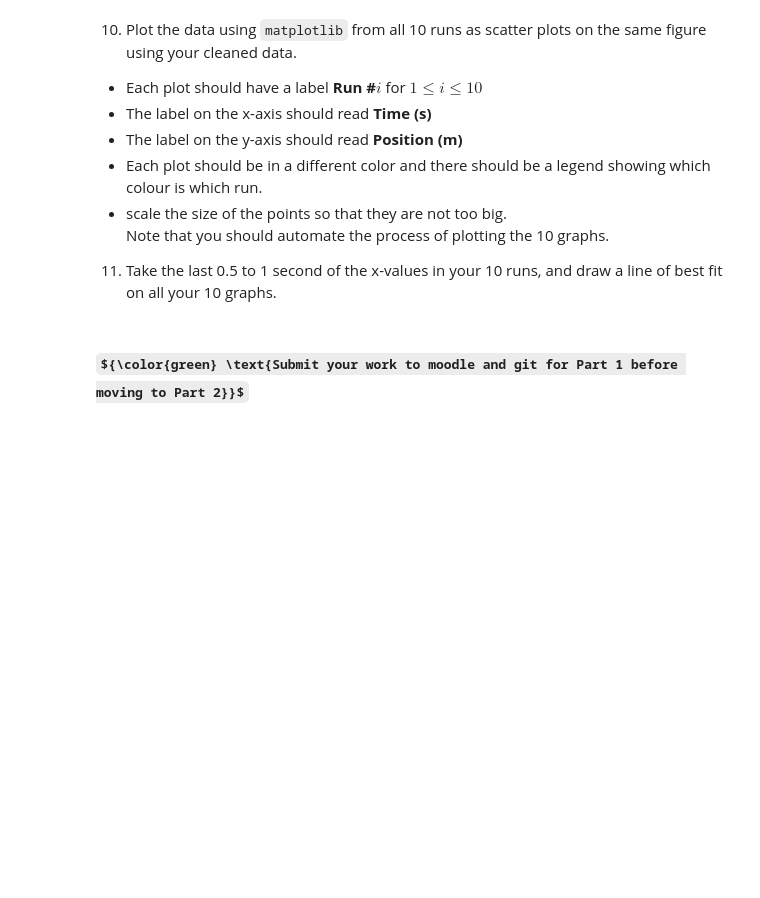
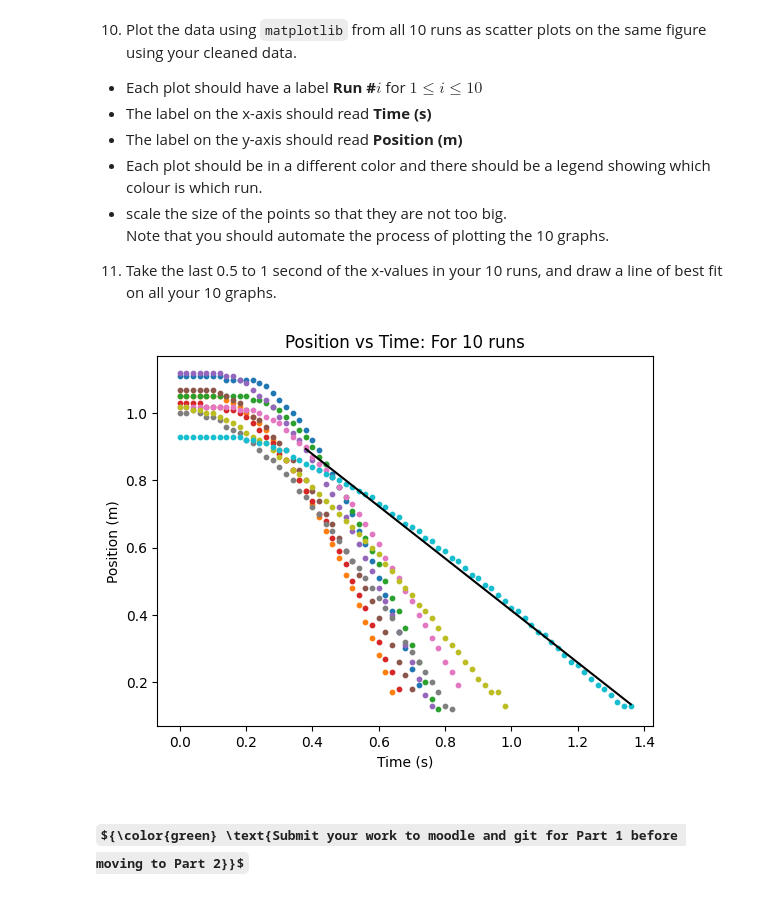
Before and after one commit to fdrgrn/SF2, a Jupyter notebook: assign1.ipynb, the cells around one changed output. Saved outputs shown, nothing was run; the diff lists cells and outputs as text; code cells hidden in the pictures; some formulas as TeX source; blank space fills up the shorter version.

```diff
--- a/assign1.ipynb
+++ b/assign1.ipynb
@@ -123,3 +145,26 @@ Note that you should automate the process of plotting the 10 graphs.
+# %%
+for i in range(1, 11):
+    time = f"Time (s) Run #{i}"
+    position = f"Position (m) Run #{i}"
+
+    if time in clean_df.columns and position in clean_df.columns:
+        data_piece = clean_df[[time, position]]
+
+        plt.scatter(data_piece[time], data_piece[position], label=f"Run #{i}", s=10)
+        data = data_piece[data_piece[time].astype(float) >= data_piece[time].astype(float).max() - 1.0]
+
+        time_values = data[time].astype(float)
+        position_values = data[position].astype(float)
+
+        slope, intercept = np.polyfit(time_values, position_values, 1)
+        plt.plot(time_values, slope * time_values + intercept, linestyle='-', color='black')
+
+plt.xlabel('Time (s)')
+plt.ylabel('Position (m)')
+plt.title("Position vs Time: For 10 runs")
+plt.show()
+# %% [output]
+[figure, added]
 # %% [markdown]
 ### ${\color{green} \text{Submit your work to moodle and git for Part 1 before moving to Part 2}}$
 # %% [markdown]
```
Also changed, not shown: parts of 4 cells of this notebook, 25 other files.
